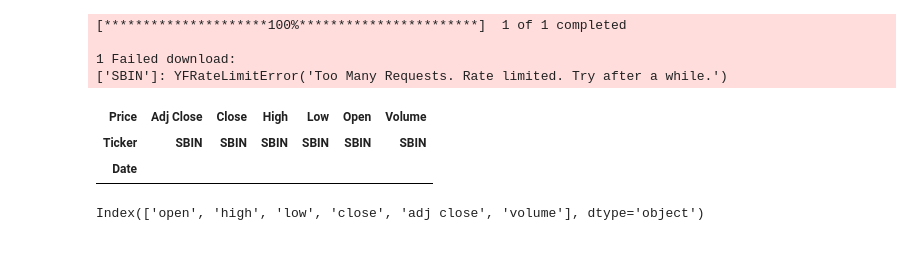
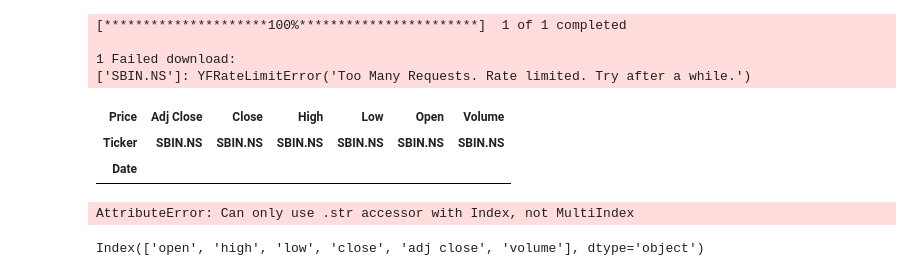
Before and after one commit to deveshpatwa/Pyhton-projects, a Jupyter notebook: Nifty50 Analysis/Nifty50_Analysis.ipynb, the cells around one changed output. Cells and saved outputs as stored; diff of their text form; code cells hidden in the pictures.

```diff
--- a/Nifty50 Analysis/Nifty50_Analysis.ipynb
+++ b/Nifty50 Analysis/Nifty50_Analysis.ipynb
@@ -4,18 +4,20 @@ import pandas as pd
 import seaborn as sns
 import yfinance as yf
 # %%
-df = yf.download('SBIN',start='2000-01-01')
+df = yf.download('SBIN.NS',start='2025-01-01')
 df.head()
 # %% [output]
 [*********************100%***********************]  1 of 1 completed
 
 1 Failed download:
-['SBIN']: YFRateLimitError('Too Many Requests. Rate limited. Try after a while.')
+['SBIN.NS']: YFRateLimitError('Too Many Requests. Rate limited. Try after a while.')
 | Price | Adj Close | Close | High | Low | Open | Volume |
-| Ticker | SBIN | SBIN | SBIN | SBIN | SBIN | SBIN |
+| Ticker | SBIN.NS | SBIN.NS | SBIN.NS | SBIN.NS | SBIN.NS | SBIN.NS |
 | Date |  |  |  |  |  |  |
 # %%
 df.columns = df.columns.str.lower()
+# %% [output]
+AttributeError: Can only use .str accessor with Index, not MultiIndex
 # %%
 df.columns
 # %% [output]
```
